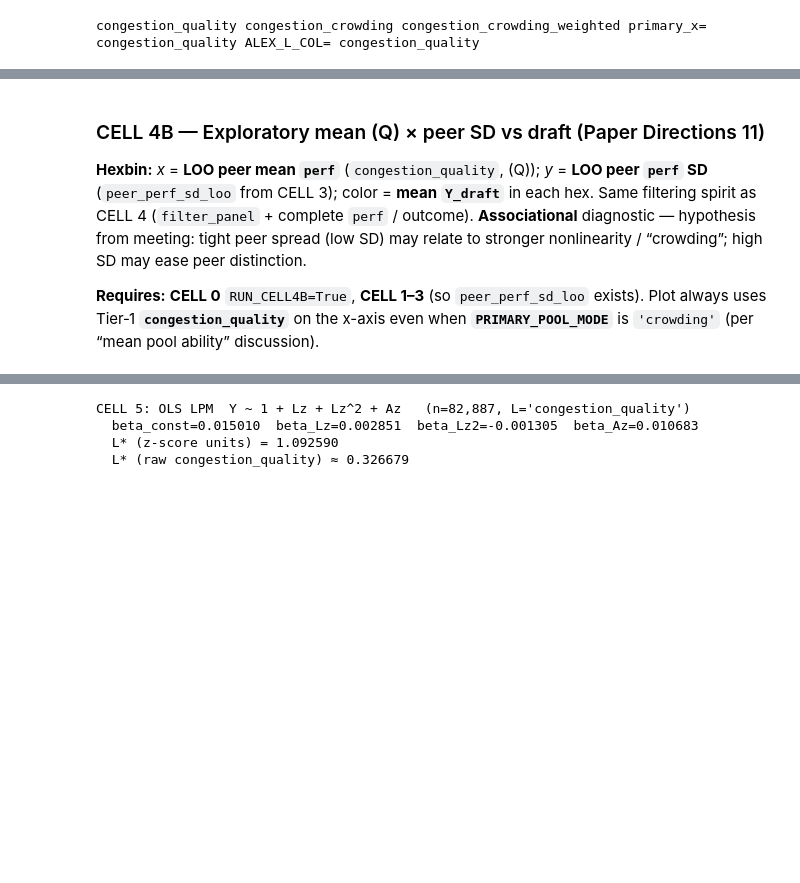
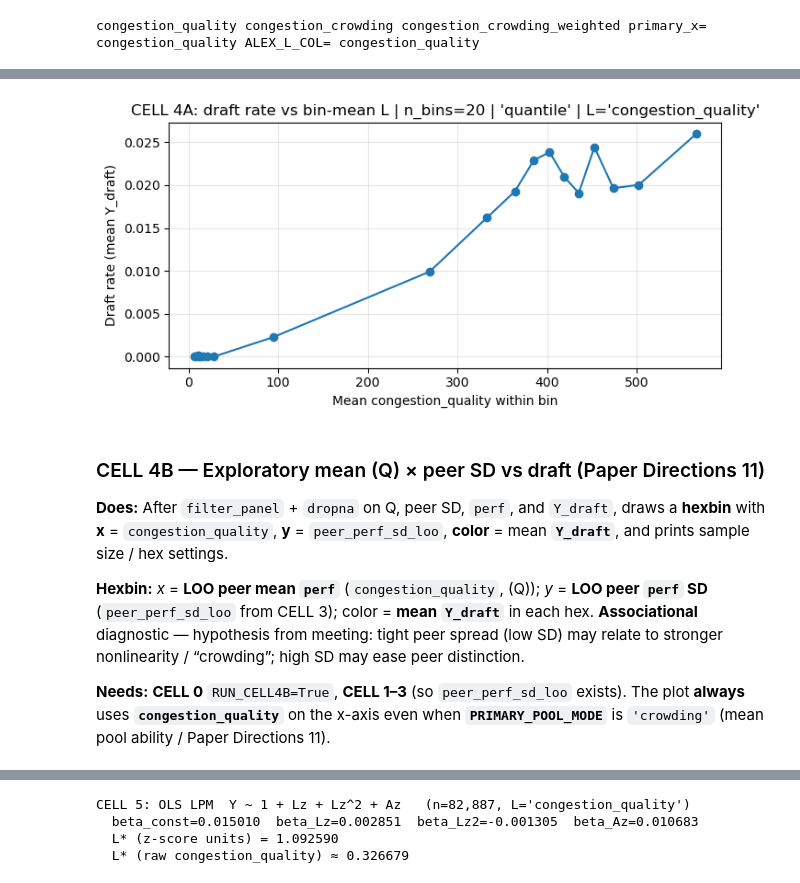
Before and after one commit to MathRanger6/Ivy_Net, a Jupyter notebook: sports/538_alex_tier1_model_and_fit.ipynb, the cells around one changed output, grey strips where cells are left out. Cells and saved outputs as stored; diff of their text form; code cells hidden in the pictures; blank space fills up the shorter version.

```diff
--- a/sports/538_alex_tier1_model_and_fit.ipynb
+++ b/sports/538_alex_tier1_model_and_fit.ipynb
@@ -247,9 +267,65 @@ CELL 4: n=82,887 | bins=20 | poolq_binning='quantile' | L='congestion_quality'
+# %%
+# CELL 4A — Figure paired with CELL 4 (draft rate vs pool-quality bin)
+
+if RUN_CELL4:
+    if "df" not in globals() or "ALEX_L_COL" not in globals():
+        print("  CELL 4A skipped — run CELL 3 first.")
+    elif "CFG" not in globals():
+        print("  CELL 4A skipped — CFG missing; run CELL 1.")
+    else:
+        import matplotlib.pyplot as plt
+        import pandas as pd
+
+        from sports_pipeline.panel_build import assign_poolq_bin_labels, filter_panel
+
+        use_alex = filter_panel(df, CFG)
+        use_alex = use_alex.dropna(subset=[ALEX_L_COL, "perf", "Y_draft"])
+        n_bins = int(CFG.ventiles)
+        mode = str(CFG.poolq_binning)
+
+        work = use_alex.copy()
+        work["alex_bin"] = assign_poolq_bin_labels(work[ALEX_L_COL], n_bins, mode)
+        work = work.dropna(subset=["alex_bin"])
+
+        alex_bin_tab = (
+            work.groupby("alex_bin", observed=True)
+            .agg(
+                n=("Y_draft", "size"),
+                draft_rate=("Y_draft", "mean"),
+                L_mean=(ALEX_L_COL, "mean"),
+            )
+            .reset_index()
+            .sort_values("alex_bin")
+        )
+
+        fig, ax = plt.subplots(figsize=(7, 3.6))
+        ax.plot(
+            alex_bin_tab["L_mean"],
+            alex_bin_tab["draft_rate"],
+            marker="o",
+            linestyle="-",
+            color="C0",
+        )
+        ax.set_xlabel(f"Mean {ALEX_L_COL} within bin")
+        ax.set_ylabel("Draft rate (mean Y_draft)")
+        ax.set_title(
+            f"CELL 4A: draft rate vs bin-mean L | n_bins={n_bins} | {mode!r} | L={ALEX_L_COL!r}"
+        )
+        ax.grid(True, alpha=0.3)
+        fig.tight_layout()
+        plt.show()
+else:
+    print("  CELL 4A skipped  (RUN_CELL4 = False in CELL 0)")
+# %% [output]
+[figure, added]
 # %% [markdown]
 ### CELL 4B — Exploratory mean \(Q\) × peer SD vs draft (Paper Directions 11)
 
-**Hexbin:** *x* = **LOO peer mean `perf`** (`congestion_quality`, \(Q\)); *y* = **LOO peer `perf` SD** (`peer_perf_sd_loo` from CELL 3); color = **mean `Y_draft`** in each hex. Same filtering spirit as CELL 4 (`filter_panel` + complete `perf` / outcome). **Associational** diagnostic — hypothesis from meeting: tight peer spread (low SD) may relate to stronger nonlinearity / “crowding”; high SD may ease peer distinction.
+**Does:** After `filter_panel` + `dropna` on Q, peer SD, `perf`, and `Y_draft`, draws a **hexbin** with **x** = `congestion_quality`, **y** = `peer_perf_sd_loo`, **color** = mean **`Y_draft`**, and prints sample size / hex settings.
 
-**Requires:** **CELL 0** `RUN_CELL4B=True`, **CELL 1–3** (so `peer_perf_sd_loo` exists). Plot always uses Tier‑1 **`congestion_quality`** on the x-axis even when **`PRIMARY_POOL_MODE`** is `'crowding'` (per “mean pool ability” discussion).
+**Hexbin:** *x* = **LOO peer mean `perf`** (`congestion_quality`, \(Q\)); *y* = **LOO peer `perf` SD** (`peer_perf_sd_loo` from CELL 3); color = **mean `Y_draft`** in each hex. **Associational** diagnostic — hypothesis from meeting: tight peer spread (low SD) may relate to stronger nonlinearity / “crowding”; high SD may ease peer distinction.
+
+**Needs:** **CELL 0** `RUN_CELL4B=True`, **CELL 1–3** (so `peer_perf_sd_loo` exists). The plot **always** uses **`congestion_quality`** on the x-axis even when **`PRIMARY_POOL_MODE`** is `'crowding'` (mean pool ability / Paper Directions 11).
 # %%
 # CELL 4B — Hexbin: LOO peer mean Q × LOO peer perf SD vs draft rate
 
```
Also changed, not shown: parts of 15 cells of this notebook, 9 other files.
